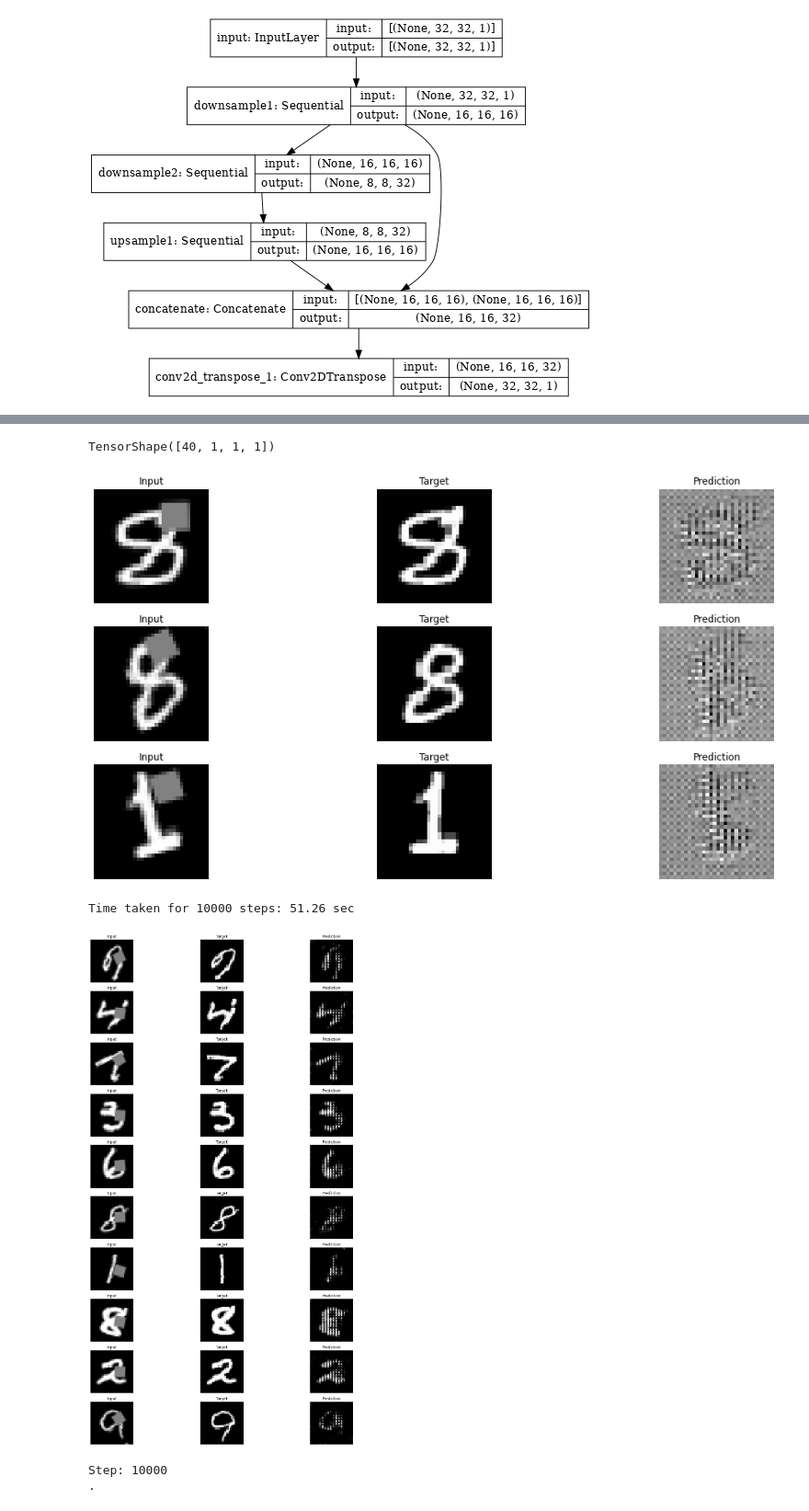
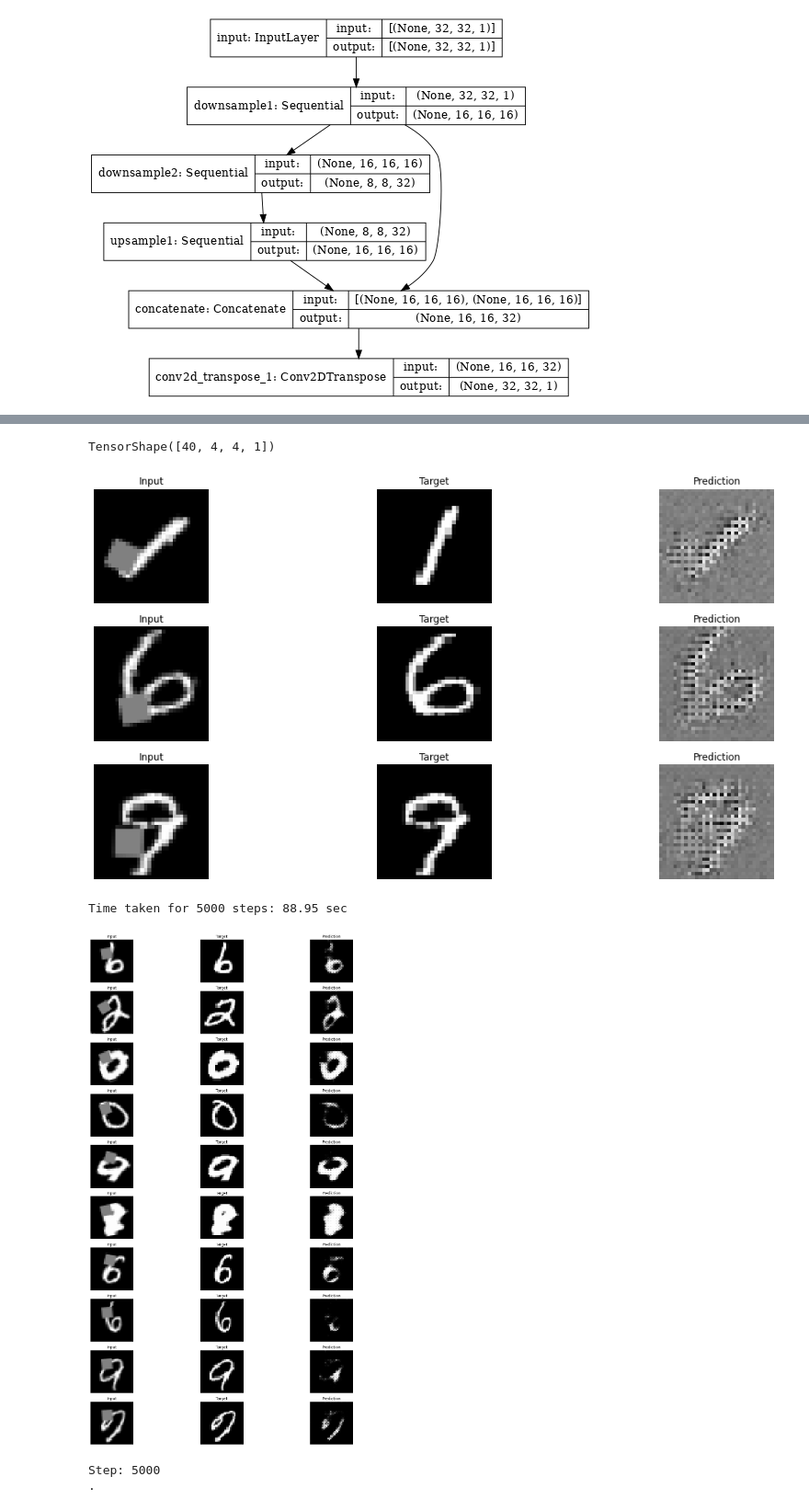
Before and after one commit to Robotmurlock/MATF-ML-pix2pix-CycleGAN, a Jupyter notebook: 01-pix2pix-mnist-long.ipynb, the cells around one changed output, grey strips where cells are left out. Shown at 92% size. Saved outputs shown, nothing was run; the diff lists cells and outputs as text; code cells hidden in the pictures.

```diff
--- a/01-pix2pix-mnist-long.ipynb
+++ b/01-pix2pix-mnist-long.ipynb
@@ -415,7 +413,6 @@ def create_discriminator(input_size: int):
     x = downsample(16, 4, apply_batchnorm=False)(x)
     x = downsample(32, 4)(x)
     x = layers.Conv2D(1, 5, strides=1)(x)
-    x = layers.Conv2D(1, 4, strides=1)(x)
 
     return keras.Model(inputs=[inputs, target], outputs=x)
 # %%
@@ -430,7 +427,7 @@ for x, y in tf_train.take(1):
     result = discriminator([x, y])
 result.shape
 # %% [output]
-TensorShape([40, 1, 1, 1])
+TensorShape([40, 4, 4, 1])
 # %%
 def discriminator_loss(disc_generated_output, real_output, loss_func=None):
     if loss_func is None:
@@ -483,7 +480,7 @@ def test_image_generation(gen_model, input_batch, target_batch, img_size, rows=3
 for x, y in tf_train.take(1):
     test_image_generation(generator, x, y, IMG_SIZE)
 # %% [output]
-[figure, old version]
+[figure, new version]
 # %%
 # Podesavanje logovanja
 summary_writer = tf.summary.create_file_writer(f'{MASTER_FOLDER}/logs/fit/{datetime.now().strftime("%Y%m%d-%H%M%S")}')
@@ -643,19 +640,19 @@ class CGAN:
 # %%
 cgan = CGAN(
   generator=generator,
   discriminator=discriminator,
-  alpha=1e-2,
+  alpha=5,
   generator_optimizer=generator_optimizer,
   discriminator_optimizer=discriminator_optimizer,
   summary_writer=summary_writer,
   checkpoint=checkpoint,
   checkpoint_prefix=checkpoint_prefix
 )
-train_history, val_history = cgan.fit(tf_train, tf_test, steps=10000, test_generation_period=1000, n_test_examples=10)
+train_history, val_history = cgan.fit(tf_train, tf_test, steps=5000, test_generation_period=1000, n_test_examples=10)
 # %% [output]
-Time taken for 10000 steps: 51.26 sec
+Time taken for 5000 steps: 88.95 sec
-[figure, old version]
+[figure, new version]
-Step: 10000
+Step: 5000
 .
 # %%
 # Prikazivanje rezultata na skupu za treniranje i validaciju/testiranje
```
Also changed, not shown: parts of 7 cells of this notebook, 5 other files.
